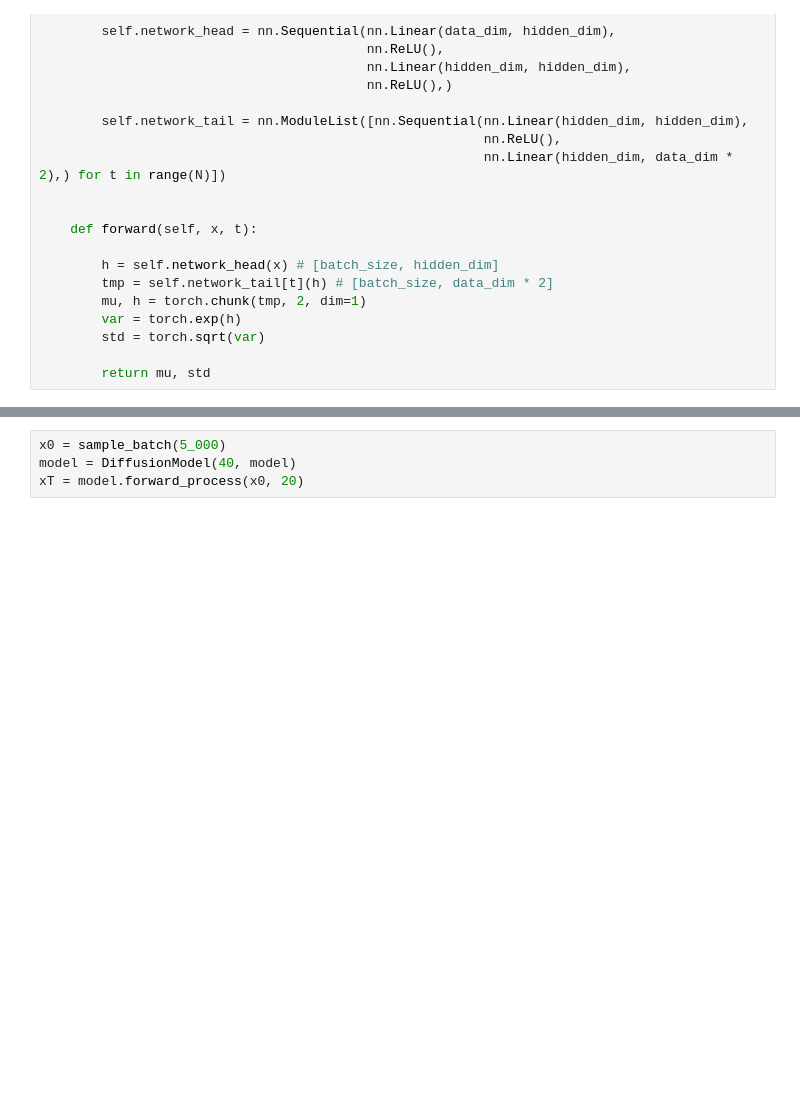
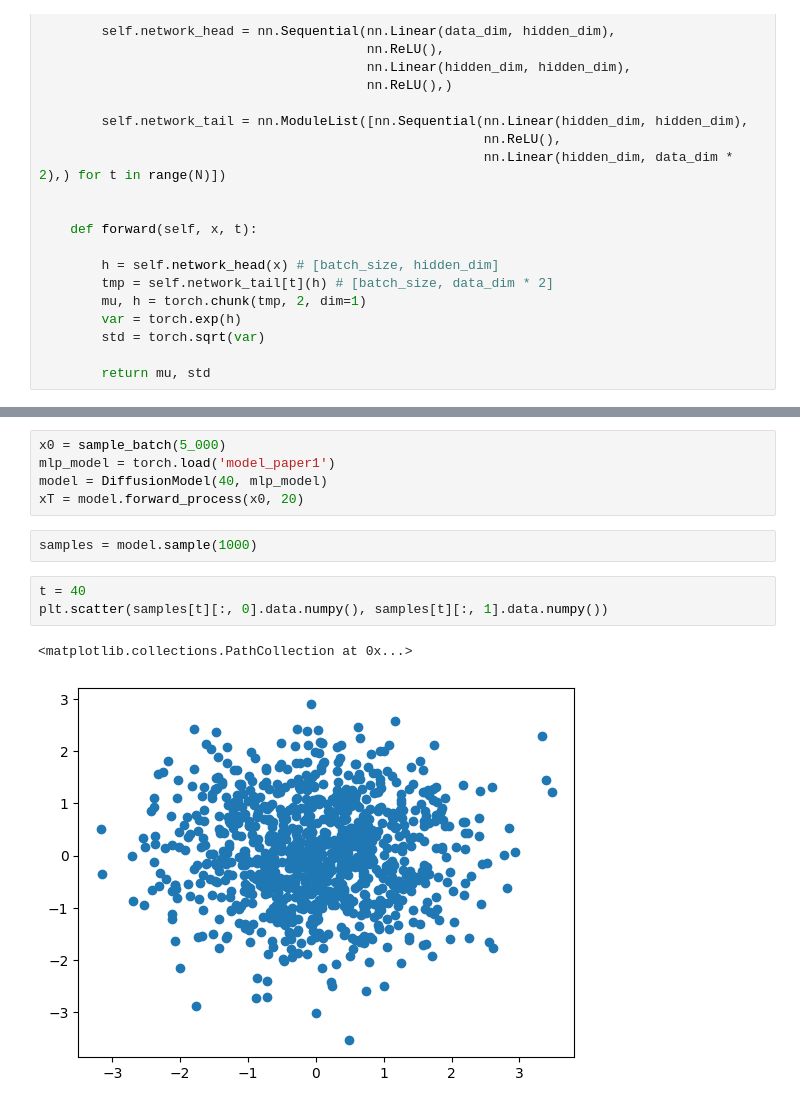
Before and after one commit to cabannas/Introduction-to-Diffusion-Models, a Jupyter notebook: Paper1_reverseprocess.ipynb, the cells around one changed output, grey strips where cells are left out. Cells and saved outputs as stored; diff of their text form; blank space fills up the shorter version.

```diff
--- a/Paper1_reverseprocess.ipynb
+++ b/Paper1_reverseprocess.ipynb
@@ -90,7 +109,16 @@ class DiffusionModel():
 # %%
 x0 = sample_batch(5_000)
-model = DiffusionModel(40, model)
+mlp_model = torch.load('model_paper1')
+model = DiffusionModel(40, mlp_model)
 xT = model.forward_process(x0, 20)
+# %%
+samples = model.sample(1000)
+# %%
+t = 40
+plt.scatter(samples[t][:, 0].data.numpy(), samples[t][:, 1].data.numpy())
+# %% [output]
+<matplotlib.collections.PathCollection at 0x...>
+[figure, added]
 # %%
 print(xT.mean(0))
 print(xT.std(0))
```
Also changed, not shown: parts of 4 cells of this notebook, 1 other file.
